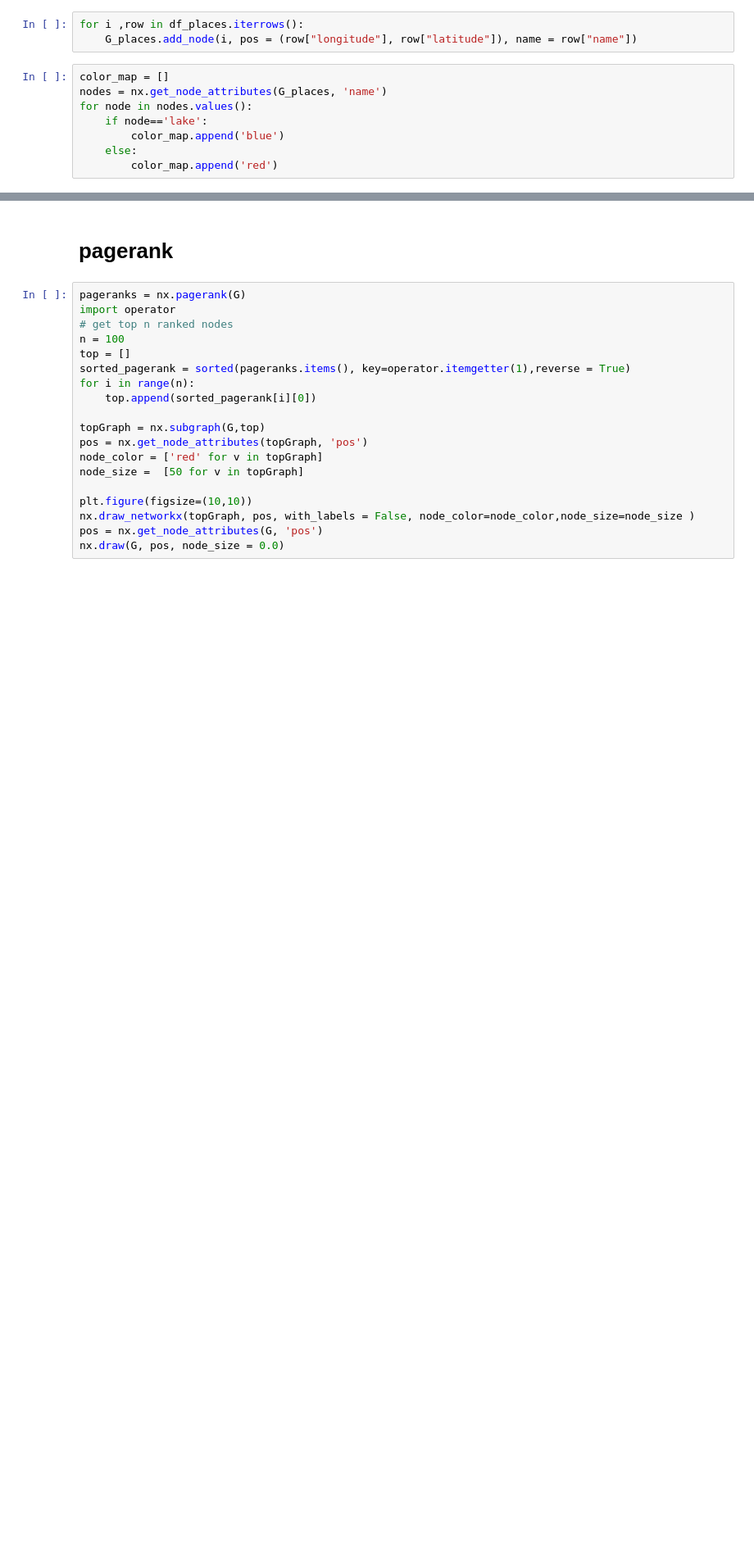
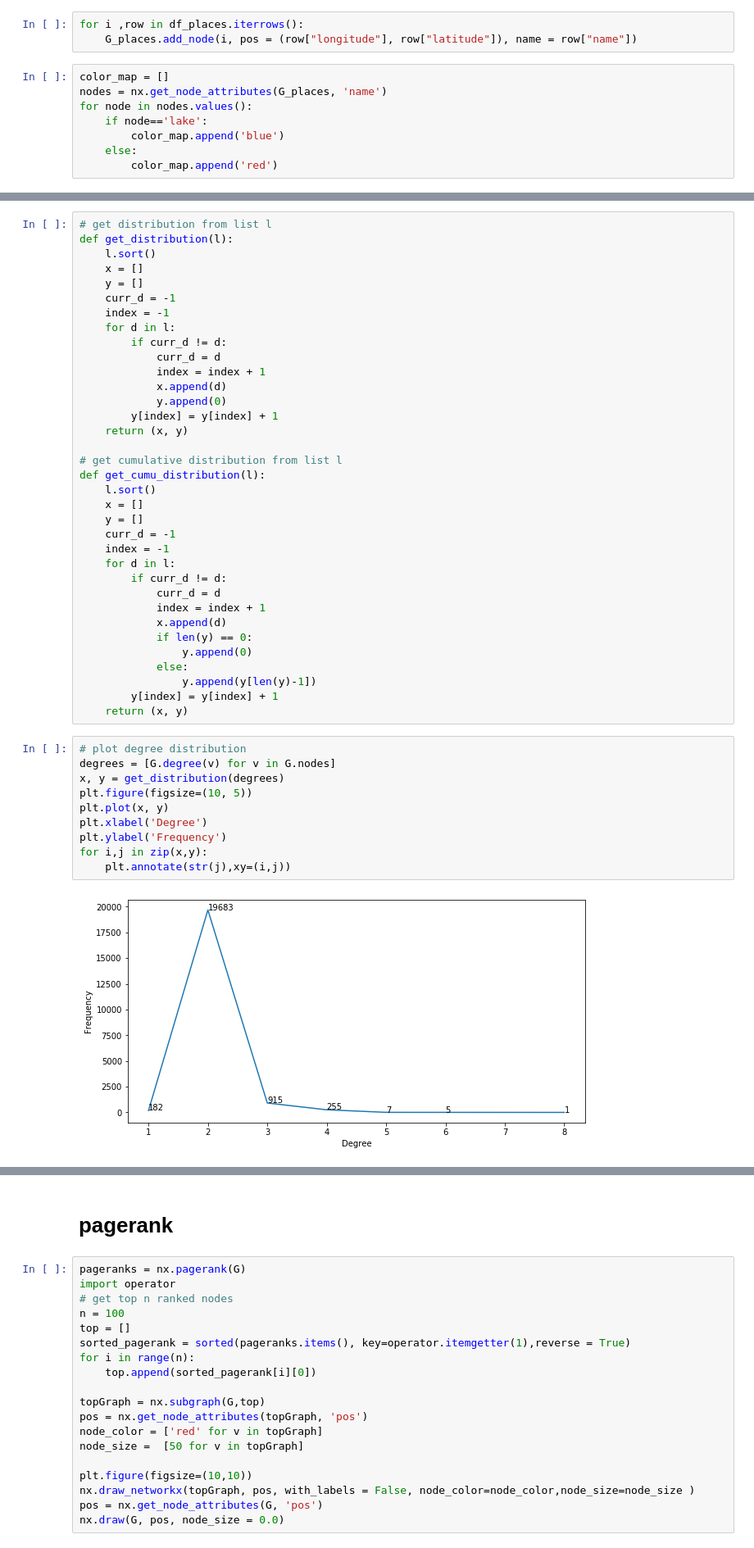
Before and after one commit to Jimmeeee/NA-project, a Jupyter notebook: notebooks/project.ipynb, the cells around one changed output, grey strips where cells are left out. Shown at 82% size. Cells and saved outputs as stored; diff of their text form; blank space fills up the shorter version.

```diff
--- a/notebooks/project.ipynb
+++ b/notebooks/project.ipynb
@@ -107,0 +144,47 @@ Start Node ID, End Node ID, Number of Points on This Edge, Edge Length.
+# %%
+# get distribution from list l
+def get_distribution(l):
+    l.sort()
+    x = []
+    y = []
+    curr_d = -1
+    index = -1
+    for d in l:
+        if curr_d != d:
+            curr_d = d
+            index = index + 1
+            x.append(d)
+            y.append(0)
+        y[index] = y[index] + 1
+    return (x, y)
+
+# get cumulative distribution from list l
+def get_cumu_distribution(l):
+    l.sort()
+    x = []
+    y = []
+    curr_d = -1
+    index = -1
+    for d in l:
+        if curr_d != d:
+            curr_d = d
+            index = index + 1
+            x.append(d)
+            if len(y) == 0:
+                y.append(0)
+            else:
+                y.append(y[len(y)-1])
+        y[index] = y[index] + 1
+    return (x, y)
+# %%
+# plot degree distribution
+degrees = [G.degree(v) for v in G.nodes]
+x, y = get_distribution(degrees)
+plt.figure(figsize=(10, 5))
+plt.plot(x, y)
+plt.xlabel('Degree')
+plt.ylabel('Frequency')
+for i,j in zip(x,y):
+    plt.annotate(str(j),xy=(i,j))
+# %% [output]
+[figure, added]
```
Also changed, not shown: parts of 24 cells of this notebook.
